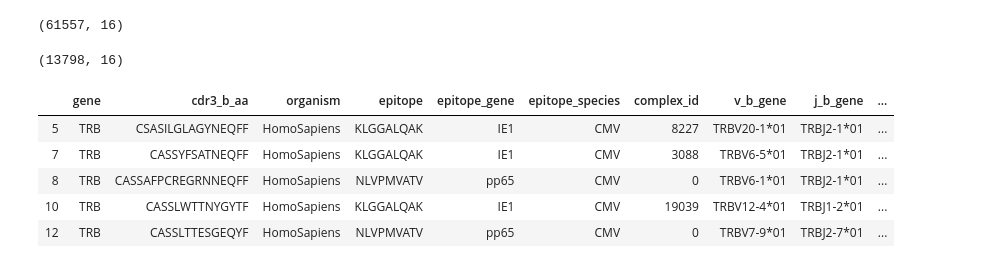
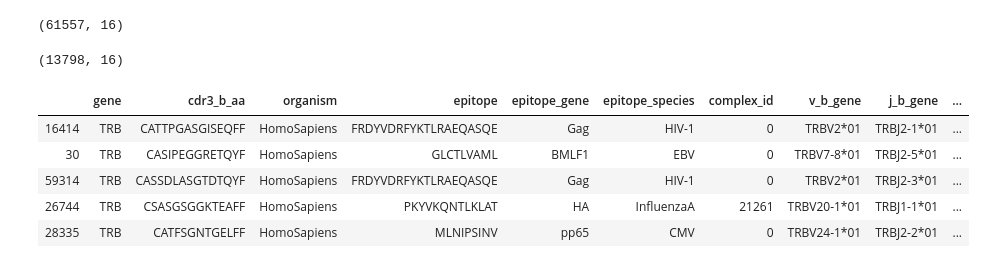
Before and after one commit to antigenomics/vdjdb-classifier-benchmark, a Jupyter notebook: tcrdist/tcrdist.ipynb, the cells around one changed output. Saved outputs shown, nothing was run; the diff lists cells and outputs as text; code cells hidden in the pictures.

```diff
--- a/tcrdist/tcrdist.ipynb
+++ b/tcrdist/tcrdist.ipynb
@@ -49,15 +53,20 @@ vdj.drop(set(vdj.columns) - mapper.keys(), axis=1, inplace=True)
 
 # renaming columns
 vdj.rename(mapper=mapper, axis=1, inplace=True)
-# %%
-vdj.head()
-# %% [output]
-|  | gene | cdr3_b_aa | organism | epitope | epitope_gene | epitope_species | complex_id | v_b_gene | j_b_gene | ... |
-| 5 | TRB | CSASILGLAGYNEQFF | HomoSapiens | KLGGALQAK | IE1 | CMV | 8227 | TRBV20-1*01 | TRBJ2-1*01 | ... |
-| 7 | TRB | CASSYFSATNEQFF | HomoSapiens | KLGGALQAK | IE1 | CMV | 3088 | TRBV6-5*01 | TRBJ2-1*01 | ... |
-| 8 | TRB | CASSAFPCREGRNNEQFF | HomoSapiens | NLVPMVATV | pp65 | CMV | 0 | TRBV6-1*01 | TRBJ2-1*01 | ... |
-| 10 | TRB | CASSLWTTNYGYTF | HomoSapiens | KLGGALQAK | IE1 | CMV | 19039 | TRBV12-4*01 | TRBJ1-2*01 | ... |
-| 12 | TRB | CASSLTTESGEQYF | HomoSapiens | NLVPMVATV | pp65 | CMV | 0 | TRBV7-9*01 | TRBJ2-7*01 | ... |
+# %%
+# removing references to www.10xgenomics.com
+vdj = vdj[~vdj.reference.str.startswith('https://www.10xgenomics.com/resources/applicat')]
+# %%
+# keeping only 100 random rows for now
+vdj = vdj.sample(100)
+vdj.head()
+# %% [output]
+|  | gene | cdr3_b_aa | organism | epitope | epitope_gene | epitope_species | complex_id | v_b_gene | j_b_gene | ... |
+| 16414 | TRB | CATTPGASGISEQFF | HomoSapiens | FRDYVDRFYKTLRAEQASQE | Gag | HIV-1 | 0 | TRBV2*01 | TRBJ2-1*01 | ... |
+| 30 | TRB | CASIPEGGRETQYF | HomoSapiens | GLCTLVAML | BMLF1 | EBV | 0 | TRBV7-8*01 | TRBJ2-5*01 | ... |
+| 59314 | TRB | CASSDLASGTDTQYF | HomoSapiens | FRDYVDRFYKTLRAEQASQE | Gag | HIV-1 | 0 | TRBV2*01 | TRBJ2-3*01 | ... |
+| 26744 | TRB | CSASGSGGKTEAFF | HomoSapiens | PKYVKQNTLKLAT | HA | InfluenzaA | 21261 | TRBV20-1*01 | TRBJ1-1*01 | ... |
+| 28335 | TRB | CATFSGNTGELFF | HomoSapiens | MLNIPSINV | pp65 | CMV | 0 | TRBV24-1*01 | TRBJ2-2*01 | ... |
 # %%
 # these lines are from example 2
 tr = TCRrep(cell_df=vdj, organism="human")
```
Also changed, not shown: parts of 16 cells of this notebook.
